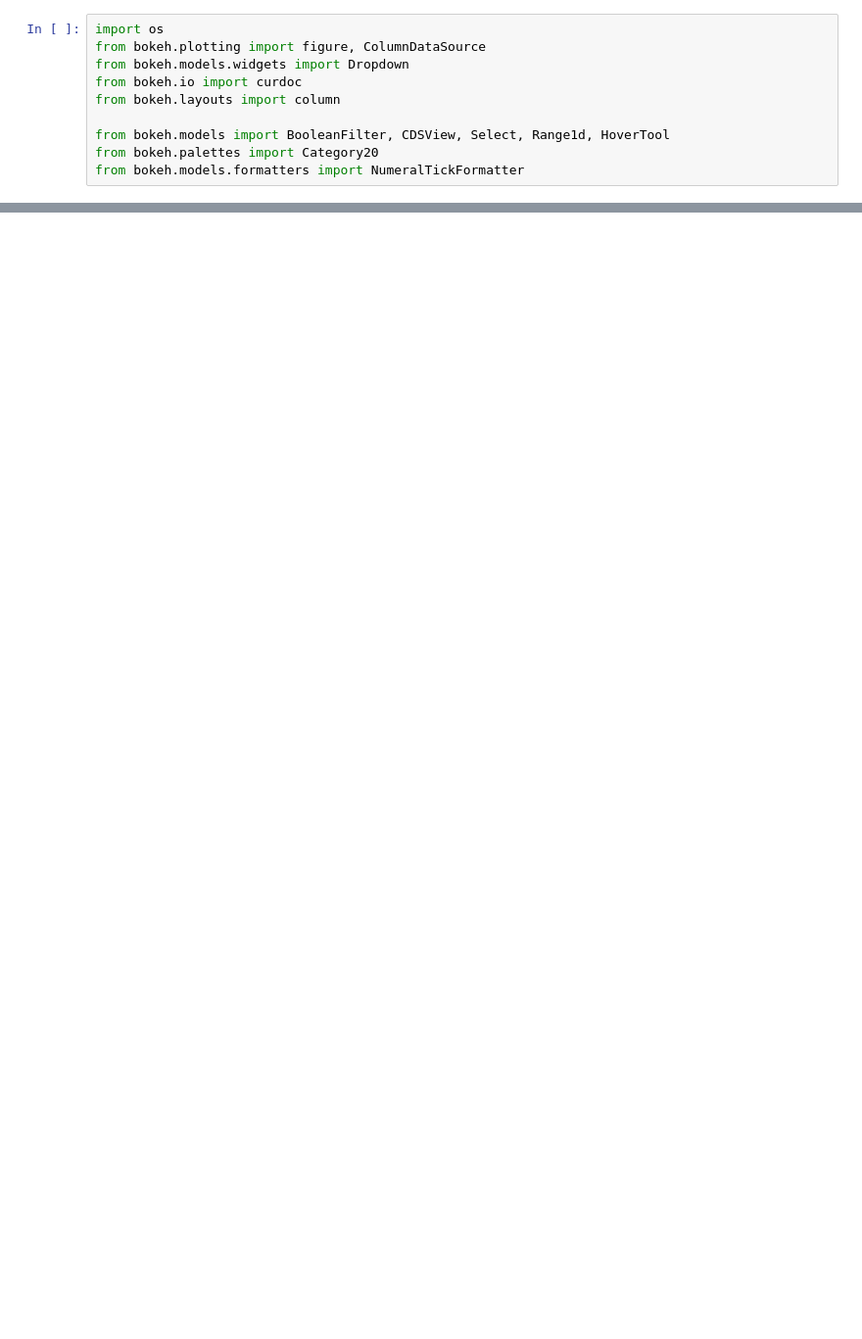
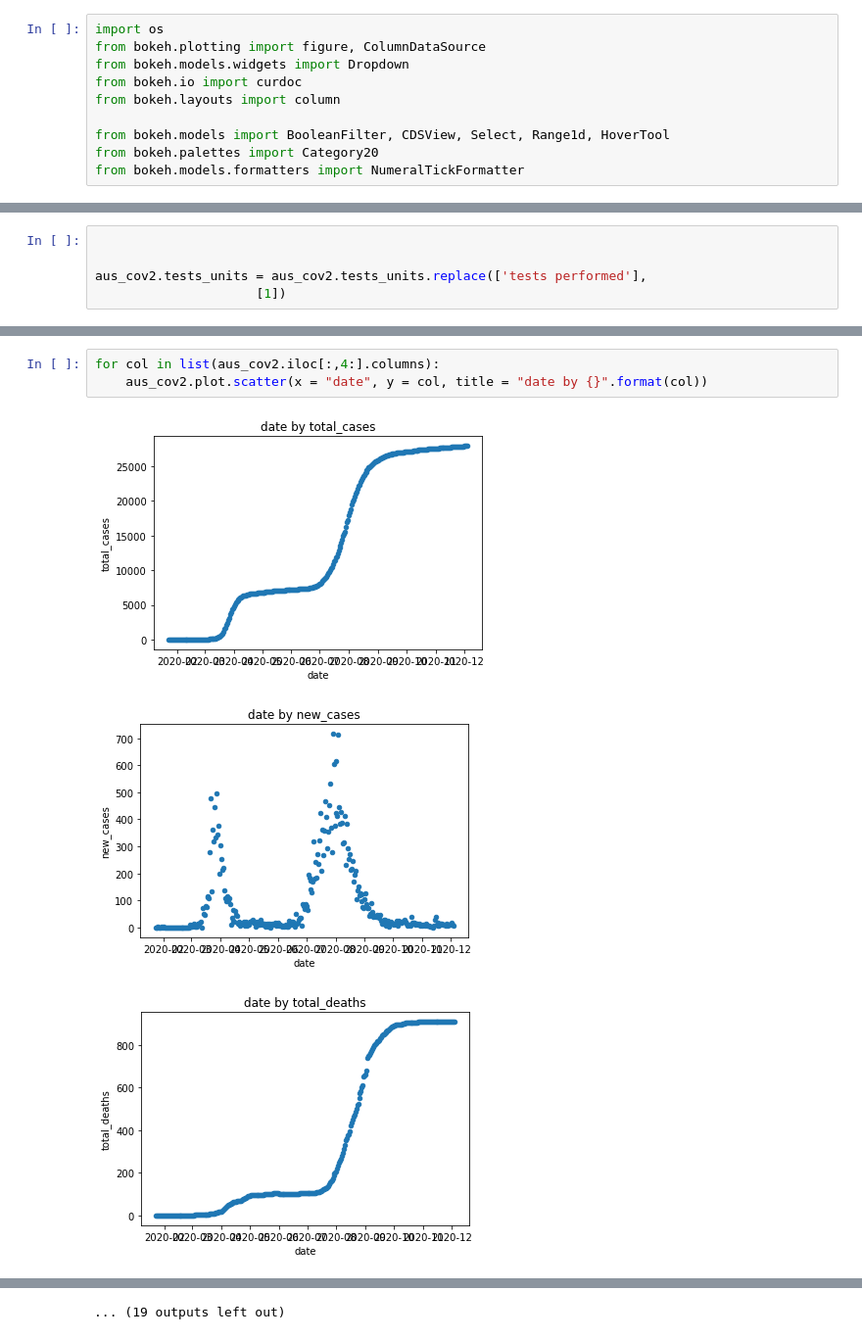
Before and after one commit to koktong-low/DataScience-Projects, a Jupyter notebook: Stocks/financial_statement.ipynb, the cells around one changed output, grey strips where cells are left out. Shown at 98% size. Drawn from its saved outputs; the diff is of its cells as text; blank space fills up the shorter version.

```diff
--- a/Stocks/financial_statement.ipynb
+++ b/Stocks/financial_statement.ipynb
@@ -328,0 +774,5 @@ Now we are interested in seeing if news or any significant event would affect th
+# %%
+
+
+aus_cov2.tests_units = aus_cov2.tests_units.replace(['tests performed'],
+                     [1])
@@ -328,0 +825,7 @@ Now we are interested in seeing if news or any significant event would affect th
+# %%
+for col in list(aus_cov2.iloc[:,4:].columns):
+    aus_cov2.plot.scatter(x = "date", y = col, title = "date by {}".format(col))
+# %% [output]
+[figure, added]
+[figure, added]
+[figure, added]
@@ -328,0 +841 @@ Now we are interested in seeing if news or any significant event would affect th
+... (19 outputs left out)
```
Also changed, not shown: parts of 68 cells of this notebook.
